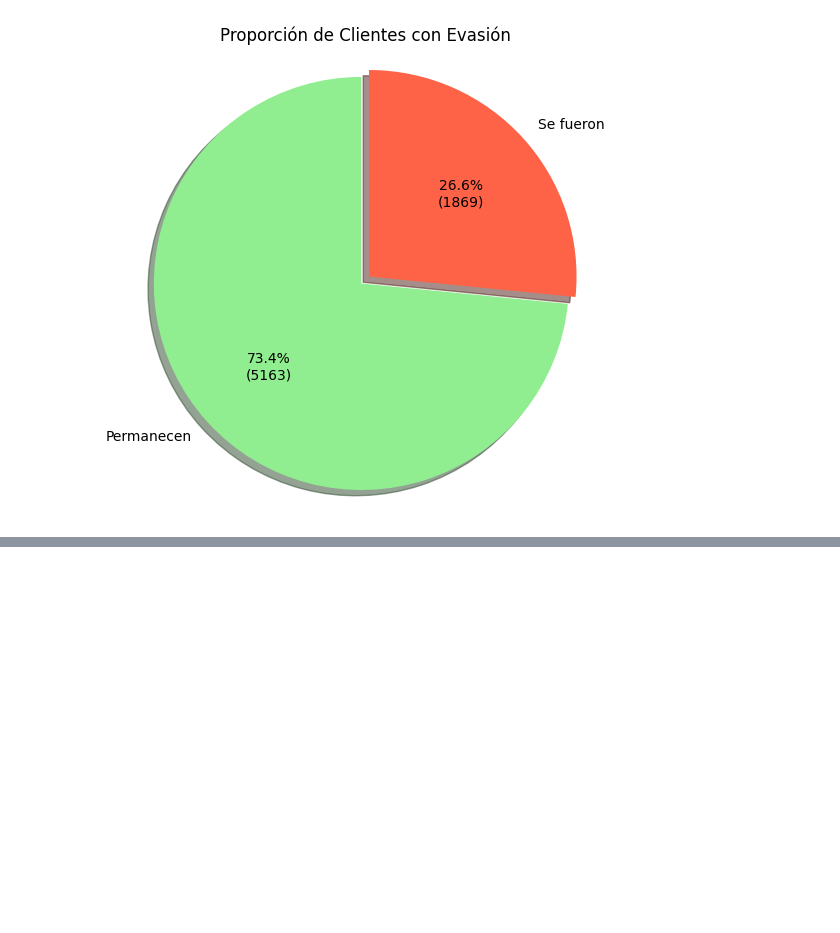
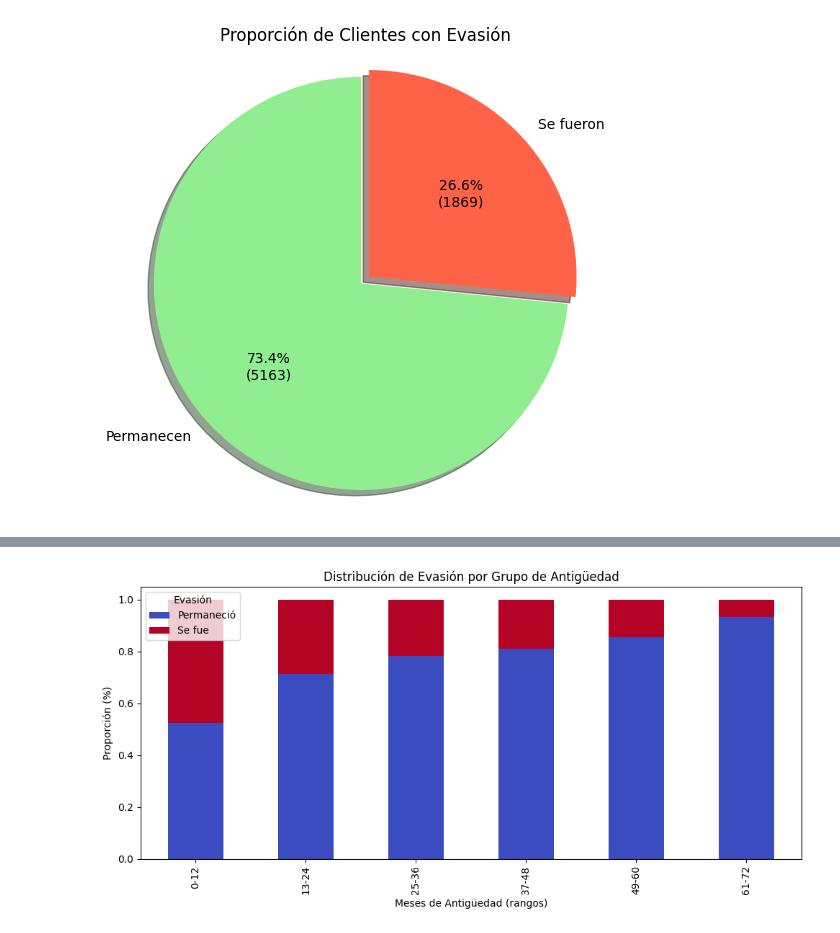
Before and after one commit to PRsant90/Challenge_datos_2, a Jupyter notebook: Challenge_Telecom_X_2.ipynb, the cells around one changed output, grey strips where cells are left out. Drawn from its saved outputs; the diff is of its cells as text; code cells hidden in the pictures; blank space fills up the shorter version.

```diff
--- a/Challenge_Telecom_X_2.ipynb
+++ b/Challenge_Telecom_X_2.ipynb
@@ -596,0 +649,17 @@ plt.show()
+# %%
+# Crear tabla de frecuencia
+tabla = pd.crosstab(df_final['antigüedad_grupo'], df_final['evasión'], normalize='index')
+
+# Renombrar columnas si evasión es 0/1
+tabla.columns = ['Permaneció', 'Se fue']
+
+# Graficar
+tabla.plot(kind='bar', stacked=True, figsize=(10,5), colormap='coolwarm')
+plt.title('Distribución de Evasión por Grupo de Antigüedad')
+plt.xlabel('Meses de Antigüedad (rangos)')
+plt.ylabel('Proporción (%)')
+plt.legend(title='Evasión')
+plt.tight_layout()
+plt.show()
+# %% [output]
+[figure, added]
```
Also changed, not shown: parts of 11 cells of this notebook.
